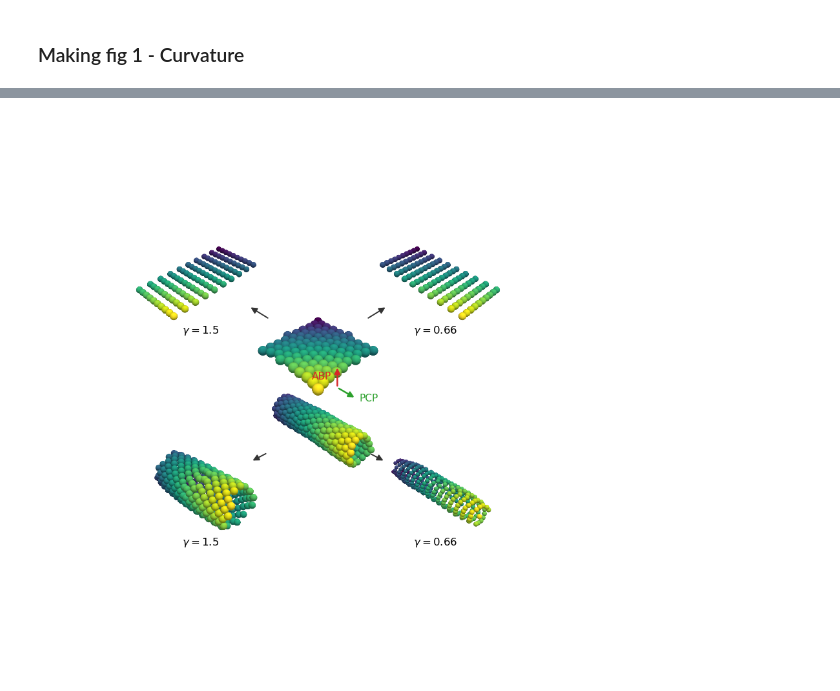
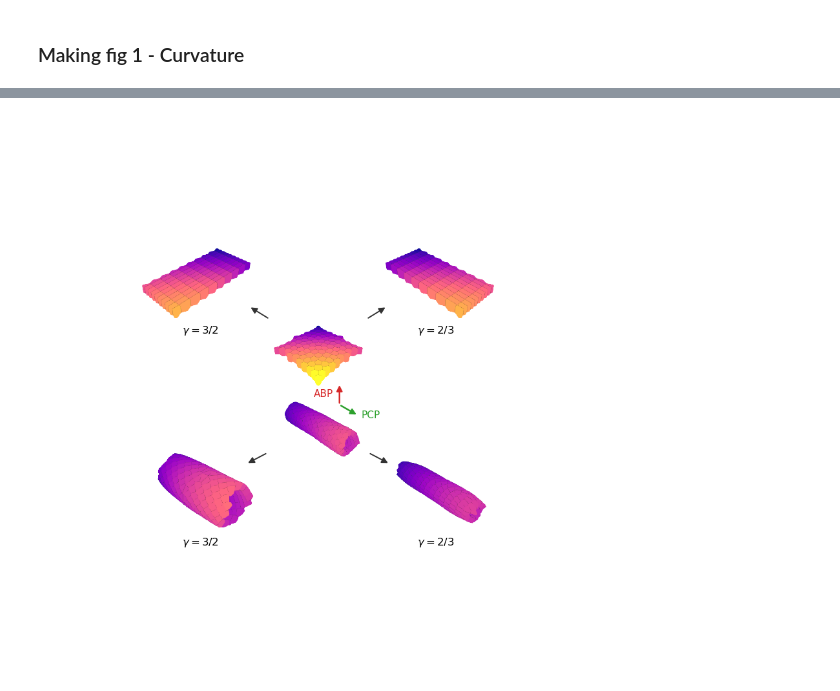
Before and after one commit to SebastianUtecht/dynamicCellModel, a Jupyter notebook: code/plotting.ipynb, the cells around one changed output, grey strips where cells are left out. Drawn from its saved outputs; the diff is of its cells as text; code cells hidden in the pictures.

```diff
--- a/code/plotting.ipynb
+++ b/code/plotting.ipynb
@@ -597,3 +183,9 @@ def plot_dual_basecase_comparison(
+# %%
+# --- Voronoi inter-cell edge styling ---
+VORONOI_EDGE_SETTINGS = {
+    "voronoi_edge_color": "#000000",
+    "voronoi_edge_width": 2.5,
+}
 # %%
 # --- configure 7 datasets (replace any entry freely) ---
 datasets = [
@@ -615,5 +211,5 @@ plt.show()
 # %%
-grand_folder = 'Figure_data/fig2/'
+grand_folder = '24_06_Figure_data/fig2/'
 
 plain_basecase    = np.load(grand_folder + 'plain_basecase/data.pkl', allow_pickle=True)
 plain_g15      = np.load(grand_folder + 'gamma_1.5/data.pkl', allow_pickle=True)
@@ -623,29 +219,39 @@ cyl_basecase    = np.load(grand_folder + 'cylinder_basecase_par/data.pkl', allow
 cyl_g15      = np.load(grand_folder + 'cylinder_gamma_1.5/data.pkl', allow_pickle=True)
 cyl_g06    = np.load(grand_folder + 'cylinder_gamma_0.66/data.pkl', allow_pickle=True)
 # %%
-# --- fig 2: two basecases, each with two gamma transforms at corners ---
+# --- colormap tuning (passed via render_settings to all panels) ---
+COLOR_SETTINGS = {
+    "cmap": "plasma",
+    "cmin": 40,
+    "cmax": None,
+    "bright_near_camera": True,  # False flips: far cells become brighter
+}
+
+
 groups = [
     {
-        "base": {"x": plain_basecase["x"][-2]},
+        "base": {"x": plain_basecase["x"][-2], "p": plain_basecase["p"][-2]},
         "transforms": [
-            {"x": plain_g15["x"][-2], "label": r"$\gamma = 1.5$", "corner": "up_left"},
-            {"x": plain_g06["x"][-2], "label": r"$\gamma = 0.66$", "corner": "up_right"},
+            {"x": plain_g15["x"][-2], "p": plain_g15["p"][-2], "label": r"$\gamma = 3/2$", "corner": "up_left"},
+            {"x": plain_g06["x"][-2], "p": plain_g06["p"][-2], "label": r"$\gamma = 2/3$", "corner": "up_right"},
         ],
     },
     {
-        "base": {"x": cyl_basecase["x"][-2]},
+        "base": {"x": cyl_basecase["x"][-2], "p": cyl_basecase["p"][-2]},
         "rotation": {"axis": "x", "degrees": 90},
         "transforms": [
-            {"x": cyl_g15["x"][-2], "label": r"$\gamma = 1.5$", "corner": "down_left"},
-            {"x": cyl_g06["x"][-2], "label": r"$\gamma = 0.66$", "corner": "down_right"},
+            {"x": cyl_g15["x"][-2], "p": cyl_g15["p"][-2], "label": r"$\gamma = 3/2$", "corner": "down_left"},
+            {"x": cyl_g06["x"][-2], "p": cyl_g06["p"][-2], "label": r"$\gamma = 2/3$", "corner": "down_right"},
         ],
     },
 ]
 
 fig2 = plot_dual_basecase_comparison(
     groups,
-    output_path="fig_dual_basecase_comparison.png",
+    render_mode="voronoi",
+    render_settings={**COLOR_SETTINGS, **VORONOI_EDGE_SETTINGS, "border_cap": 1.0, "show_voronoi_edges": True, "neighbor_search_factor": 2.5},
+    output_path="fig_dual_voronoi_comparison.png",
 )
 plt.show()
 # %% [output]
-[figure, old version]
+[figure, new version]
```
Also changed, not shown: parts of 6 cells of this notebook, 11 other files.
